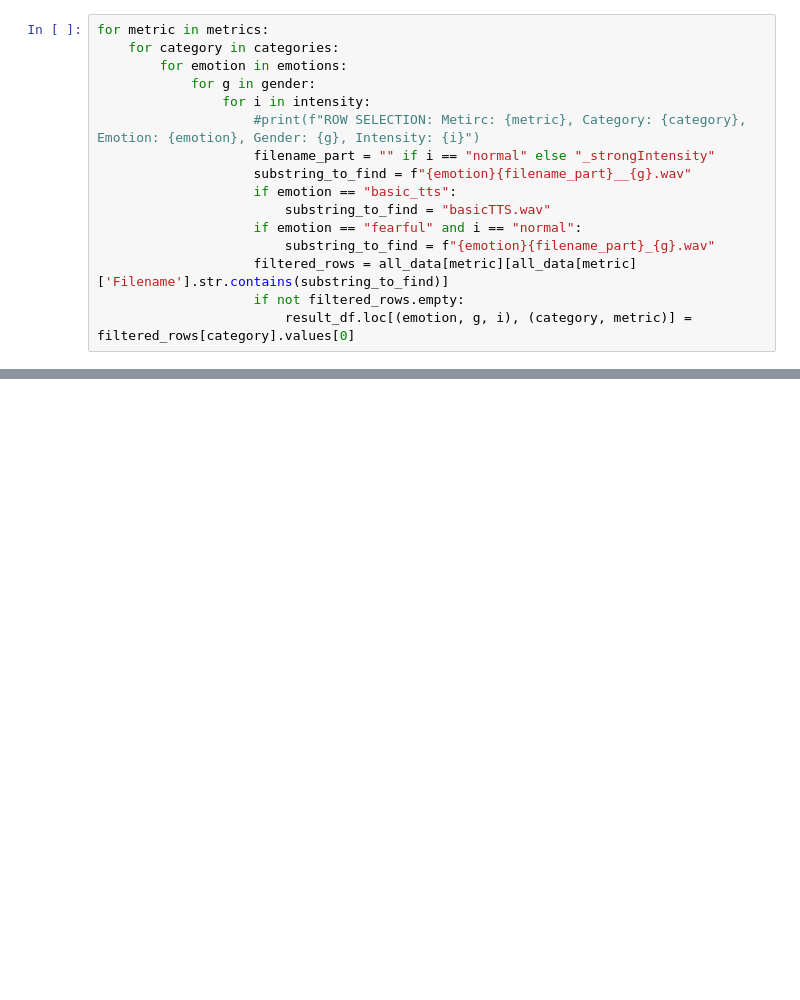
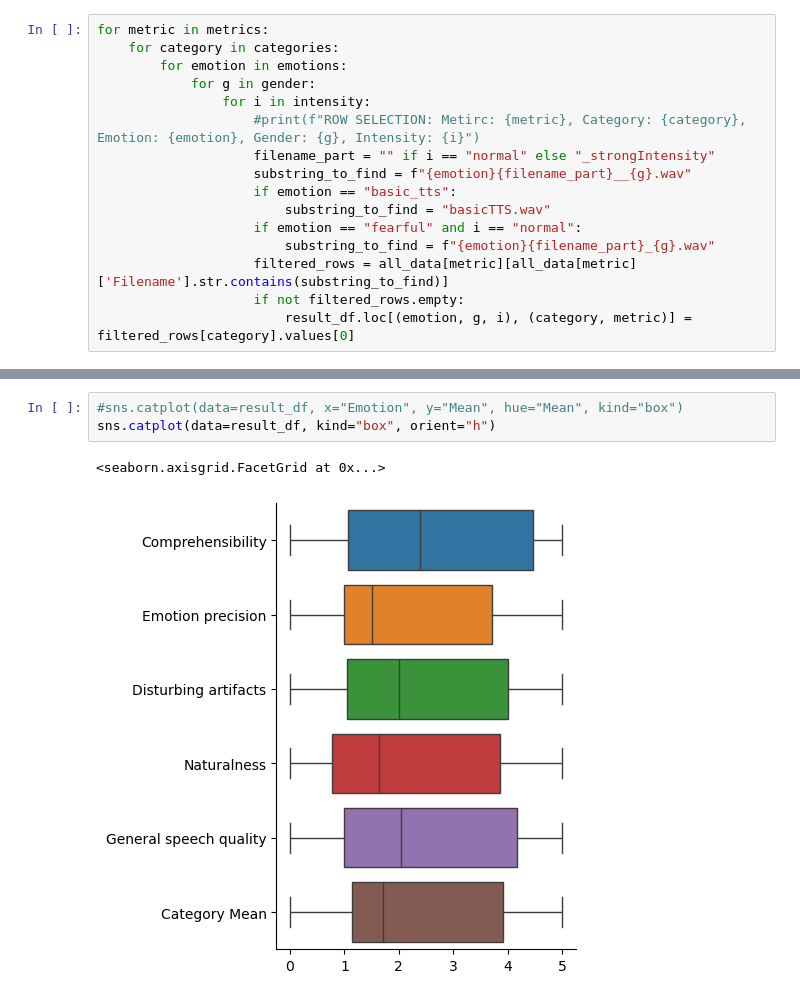
Before and after one commit to LeanderVonSeelstrang/TTS, a Jupyter notebook: survey/make_plots.ipynb, the cells around one changed output, grey strips where cells are left out. Drawn from its saved outputs; the diff is of its cells as text; blank space fills up the shorter version.

```diff
--- a/survey/make_plots.ipynb
+++ b/survey/make_plots.ipynb
@@ -154 +154,7 @@ result_df
 34 rows × 24 columns
+# %%
+#sns.catplot(data=result_df, x="Emotion", y="Mean", hue="Mean", kind="box")
+sns.catplot(data=result_df, kind="box", orient="h")
+# %% [output]
+<seaborn.axisgrid.FacetGrid at 0x...>
+[figure, added]
```
Also changed, not shown: parts of 12 cells of this notebook, 8 other files.
